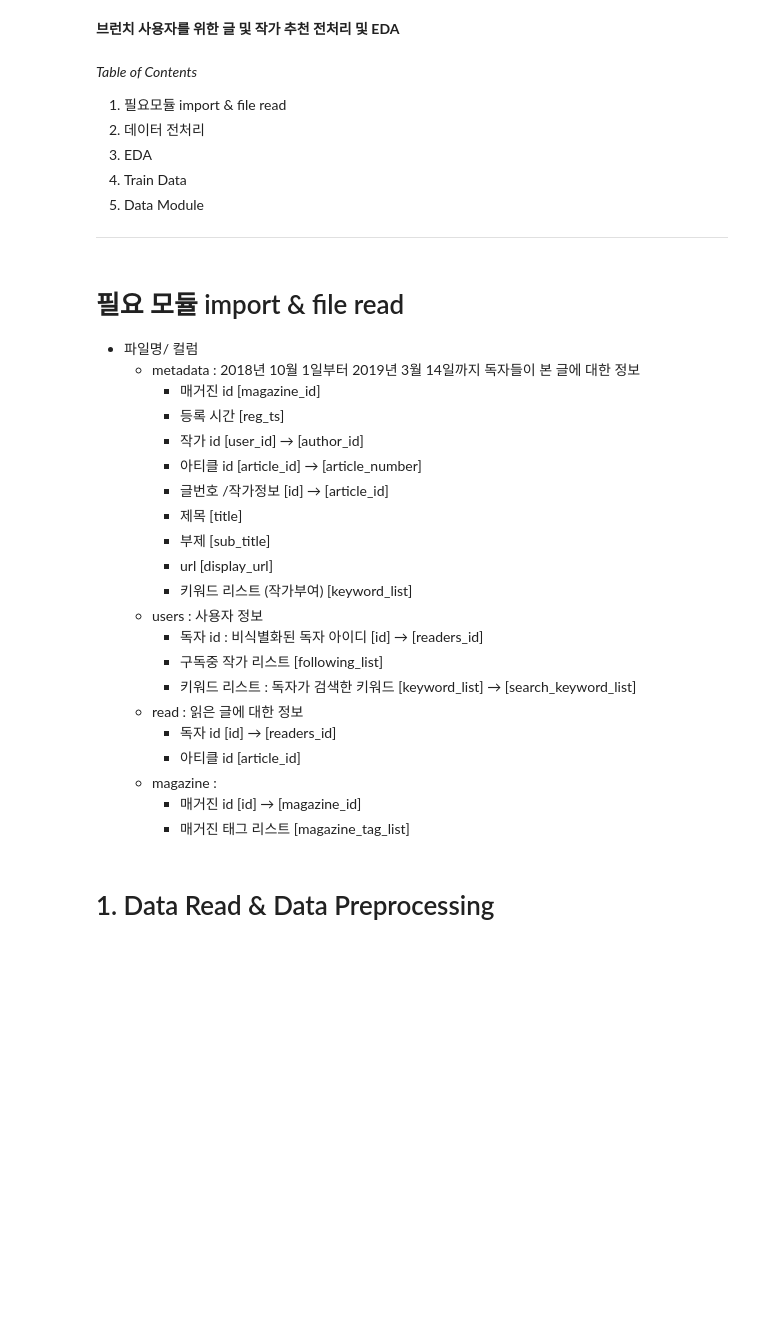
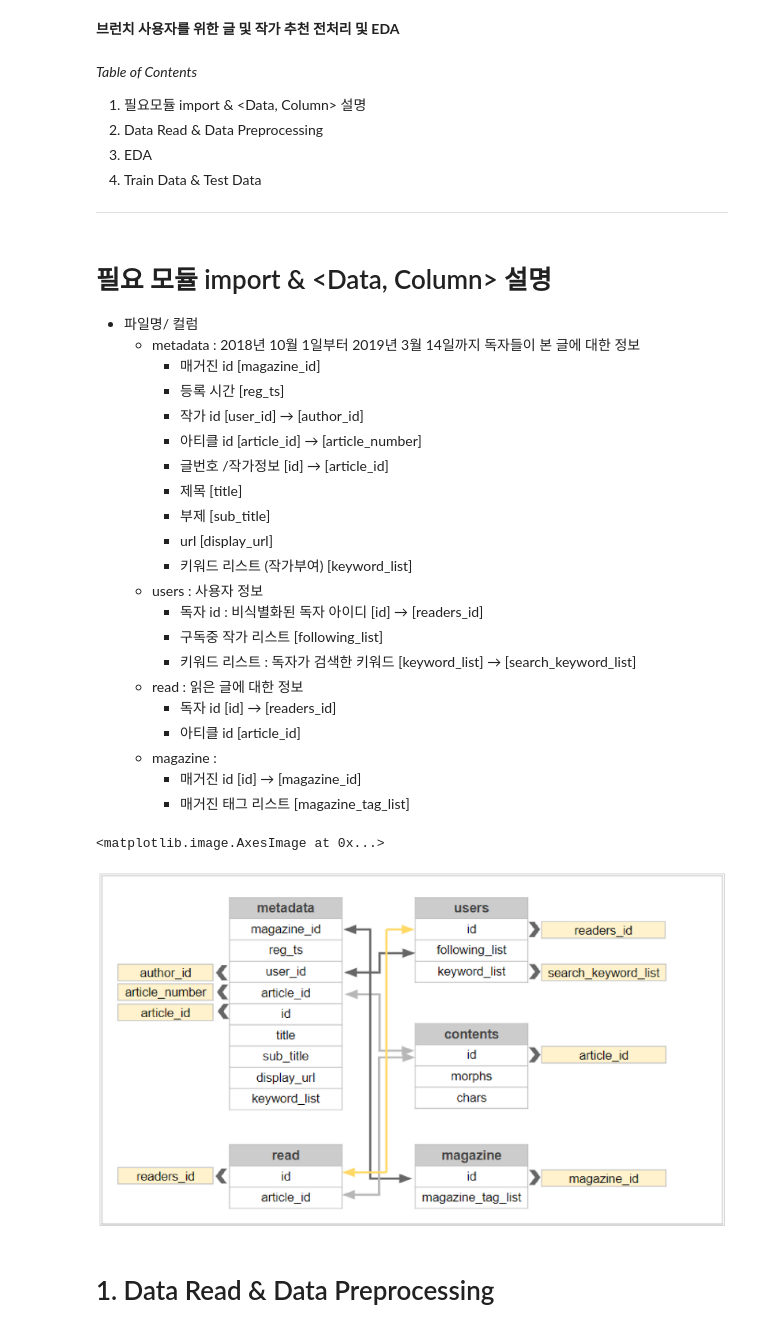
Before and after one commit to dss-14th/ml-repo-4, a Jupyter notebook: Eda.ipynb, the cells around one changed output. Saved outputs shown, nothing was run; the diff lists cells and outputs as text; code cells hidden in the pictures; blank space fills up the shorter version.

```diff
--- a/Eda.ipynb
+++ b/Eda.ipynb
@@ -2,14 +2,13 @@
 **브런치 사용자를 위한 글 및 작가 추천 전처리 및 EDA**
 # %% [markdown]
 *Table of Contents*
-1. 필요모듈 import & file read
-2. 데이터 전처리
+1. 필요모듈 import & <Data, Column> 설명
+2. Data Read & Data Preprocessing
 3. EDA
-4. Train Data
-5. Data Module
+4. Train Data & Test Data
 ---
 # %% [markdown]
-# 필요 모듈 import & file read
+# 필요 모듈 import & <Data, Column> 설명
 - 파일명/ 컬럼
     - metadata : 2018년 10월 1일부터 2019년 3월 14일까지 독자들이 본 글에 대한 정보
         - 매거진 id [magazine_id]
@@ -31,6 +30,17 @@
     - magazine :
         - 매거진 id [id] → [magazine_id]
         - 매거진 태그 리스트 [magazine_tag_list]
+# %%
+image = pilimg.open('brunch_data_schema.png')
+pix = np.array(image)
+plt.figure(figsize=(30, 12))
+plt.xticks([])
+plt.yticks([])
+plt.grid()
+plt.imshow(pix)
+# %% [output]
+<matplotlib.image.AxesImage at 0x...>
+[figure, added]
 # %%
 import numpy as np
 import pandas as pd
```
Also changed, not shown: parts of 175 cells of this notebook.
